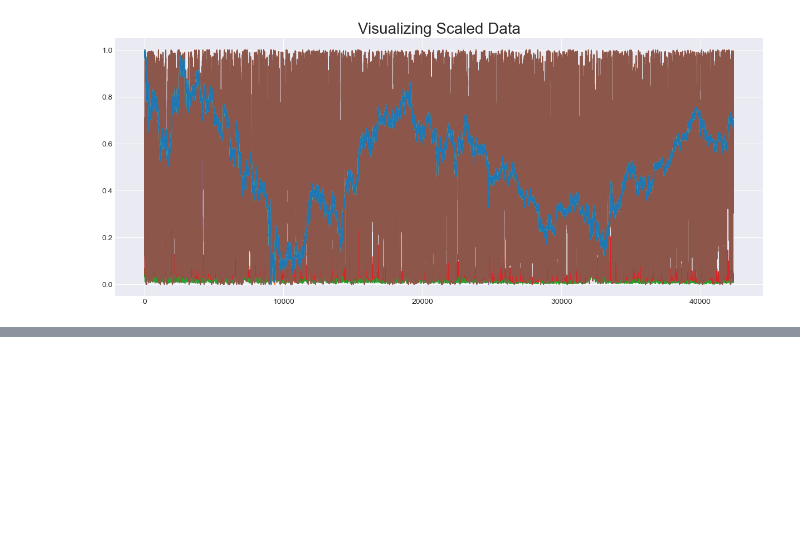
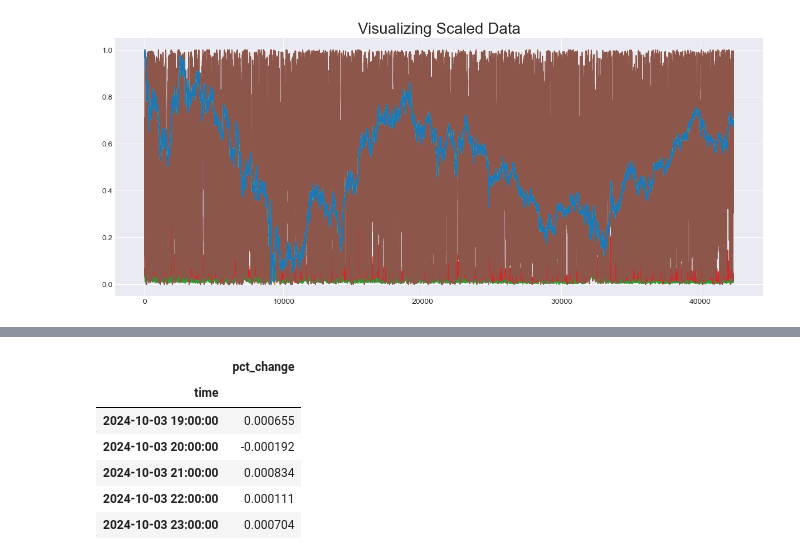
Before and after one commit to YarosInter/Time-Series-Conv1D-Neural-Network, a Jupyter notebook: Conv1D_Layer_Neural_Network.ipynb, the cells around one changed output, grey strips where cells are left out. Drawn from its saved outputs; the diff is of its cells as text; code cells hidden in the pictures; blank space fills up the shorter version.

```diff
--- a/Conv1D_Layer_Neural_Network.ipynb
+++ b/Conv1D_Layer_Neural_Network.ipynb
@@ -163,0 +206,11 @@ plt.show()
+# %%
+# Showing original label values
+pd.DataFrame(y_test).tail()
+# %% [output]
+|  | pct_change |
+| time |  |
+| 2024-10-03 19:00:00 | 0.000655 |
+| 2024-10-03 20:00:00 | -0.000192 |
+| 2024-10-03 21:00:00 | 0.000834 |
+| 2024-10-03 22:00:00 | 0.000111 |
+| 2024-10-03 23:00:00 | 0.000704 |
```
Also changed, not shown: parts of 8 cells of this notebook.
